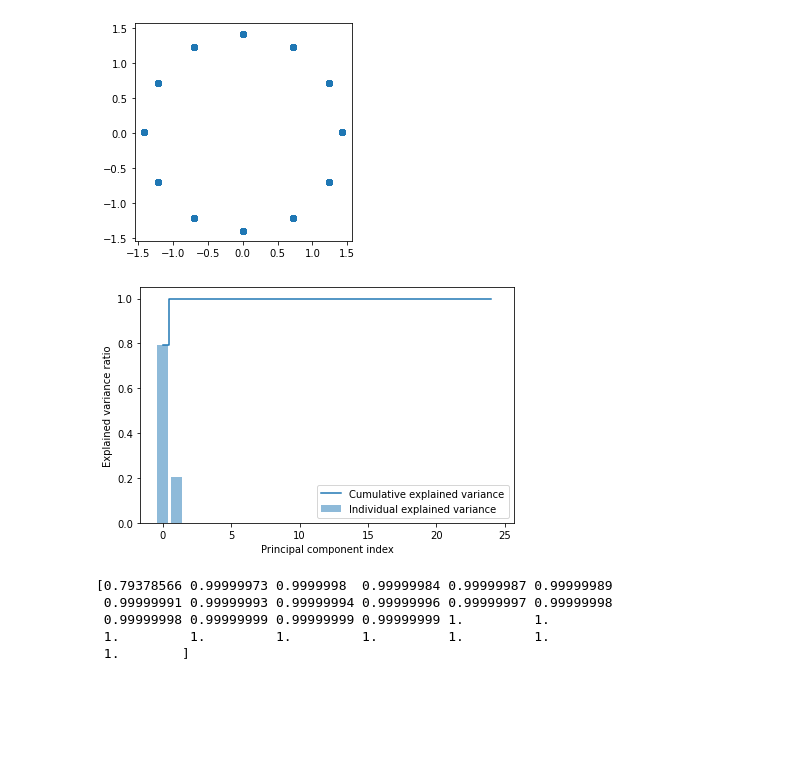
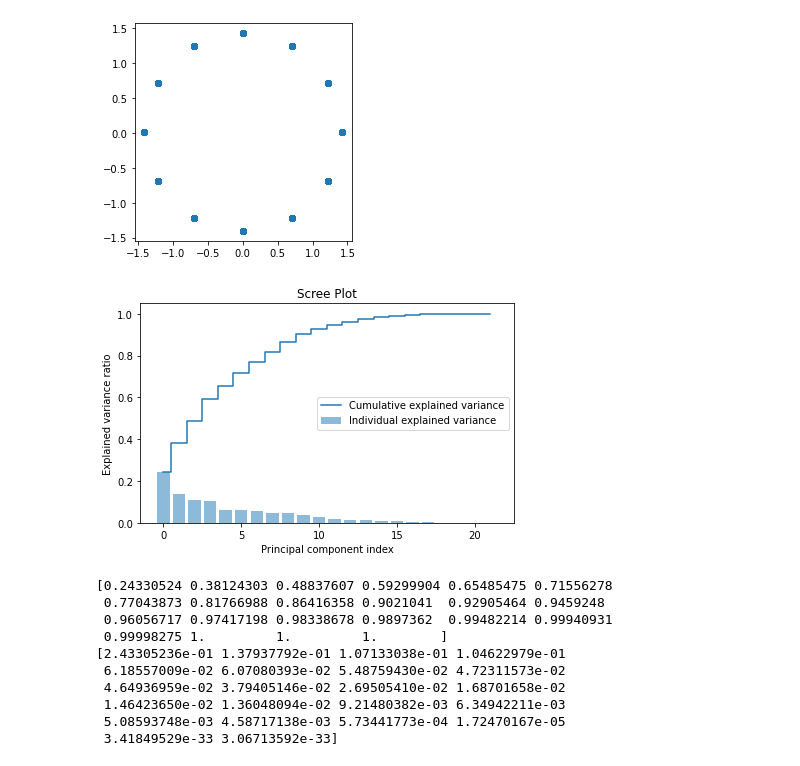
Before and after one commit to Philipp-Otter/02450-Introduction-to-Machine-Learning-and-Data-Mining, a Jupyter notebook: Bike-Sharing-Dataset/Bikesharing.ipynb, the cells around one changed output. Saved outputs shown, nothing was run; the diff lists cells and outputs as text; code cells hidden in the pictures; blank space fills up the shorter version.

```diff
--- a/Bike-Sharing-Dataset/Bikesharing.ipynb
+++ b/Bike-Sharing-Dataset/Bikesharing.ipynb
@@ -229,33 +261,42 @@ plt.show
 # %%
 # PCA
 # source: https://vitalflux.com/pca-explained-variance-concept-python-example/
 
 # 1. Analyse explained variance ratio to find out how many principal components
 
+# sidenote: no need to drop correlated variables as pca just puts them in the same eigenvector
+
 pca = PCA()
 bikesharing_train_normalized_pca = pca.fit_transform(bikesharing_train_normalized.loc[:, ~bikesharing_train_normalized.columns.\
-    isin(['instant', 'dteday'])])
+    isin(['instant', 'dteday', 'index'])])
 exp_var_bikesharing_train_normalized_pca = pca.explained_variance_ratio_
 
 cum_sum_eigenvalues = np.cumsum(exp_var_bikesharing_train_normalized_pca)
 
 plt.bar(range(0,len(exp_var_bikesharing_train_normalized_pca)), exp_var_bikesharing_train_normalized_pca, \
     alpha=0.5, align='center', label='Individual explained variance')
 plt.step(range(0,len(cum_sum_eigenvalues)), cum_sum_eigenvalues, where='mid',label='Cumulative explained variance')
 plt.ylabel('Explained variance ratio')
 plt.xlabel('Principal component index')
 plt.legend(loc='best')
+plt.title('Scree Plot')
 plt.tight_layout()
 plt.show()
 
 print(cum_sum_eigenvalues)
+print(exp_var_bikesharing_train_normalized_pca)
 # %% [output]
-[figure, old version]
+[figure, new version]
-[0.79378566 0.99999973 0.9999998  0.99999984 0.99999987 0.99999989
- 0.99999991 0.99999993 0.99999994 0.99999996 0.99999997 0.99999998
- 0.99999998 0.99999999 0.99999999 0.99999999 1.         1.
- 1.         1.         1.         1.         1.         1.
- 1.        ]
+[0.24330524 0.38124303 0.48837607 0.59299904 0.65485475 0.71556278
+ 0.77043873 0.81766988 0.86416358 0.9021041  0.92905464 0.9459248
+ 0.96056717 0.97417198 0.98338678 0.9897362  0.99482214 0.99940931
+ 0.99998275 1.         1.         1.        ]
+[2.43305236e-01 1.37937792e-01 1.07133038e-01 1.04622979e-01
+ 6.18557009e-02 6.07080393e-02 5.48759430e-02 4.72311573e-02
+ 4.64936959e-02 3.79405146e-02 2.69505410e-02 1.68701658e-02
+ 1.46423650e-02 1.36048094e-02 9.21480382e-03 6.34942211e-03
+ 5.08593748e-03 4.58717138e-03 5.73441773e-04 1.72470167e-05
+ 3.41849529e-33 3.06713592e-33]
 # %%
 # PCA
 
```
Also changed, not shown: parts of 10 cells of this notebook.
